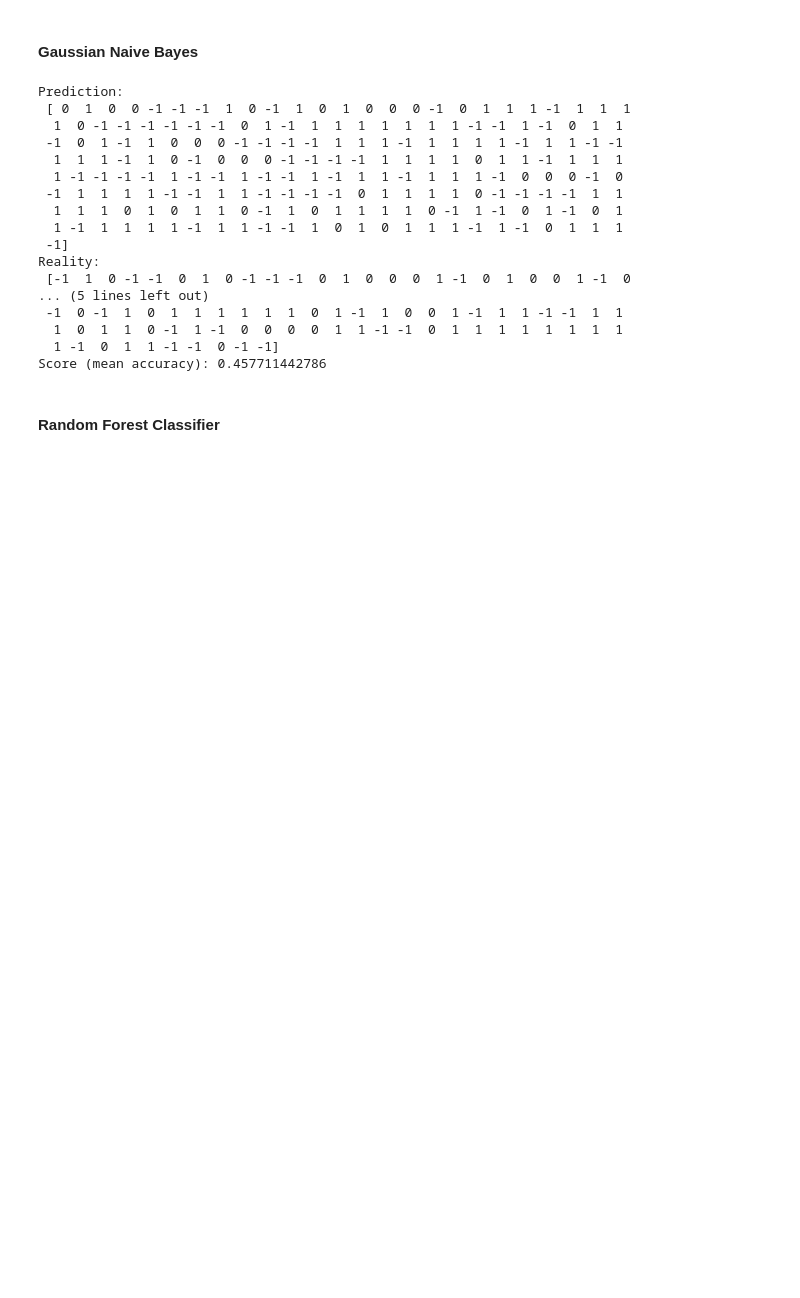
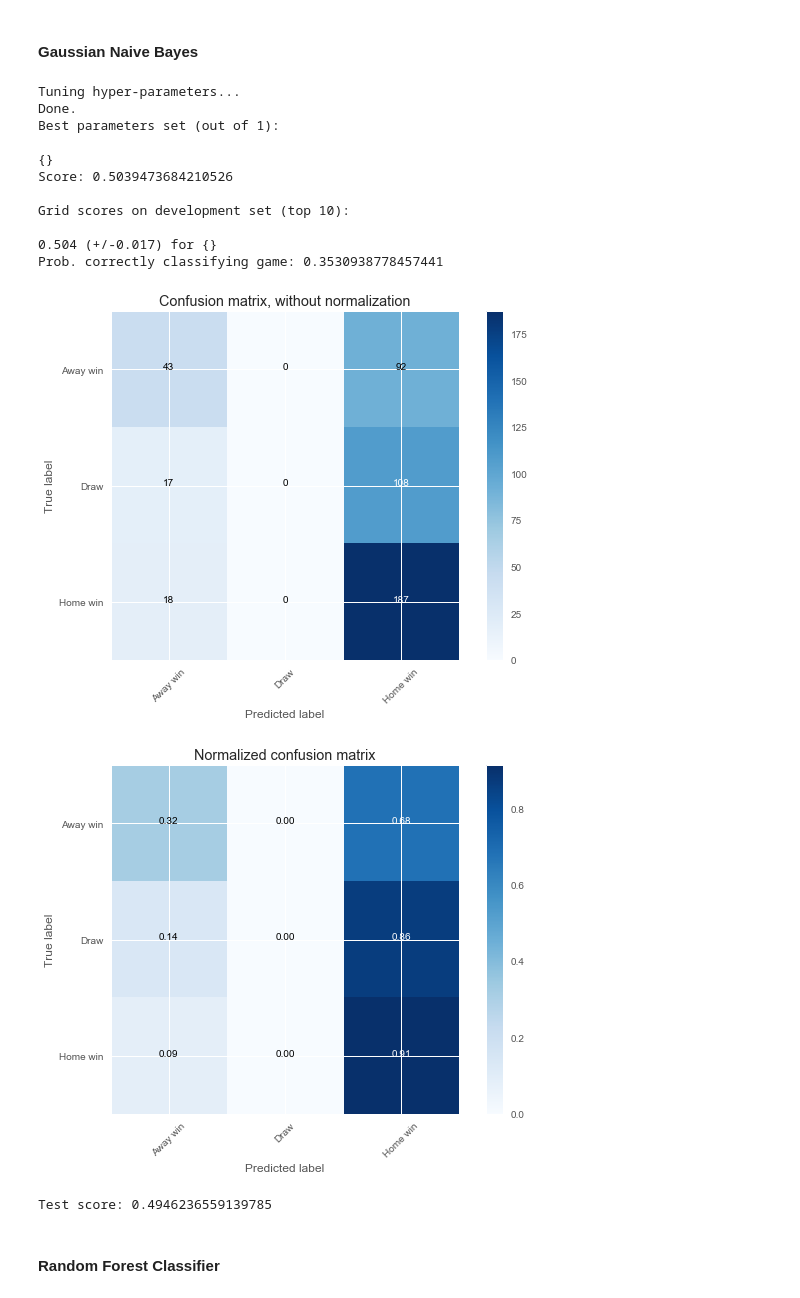
Before and after one commit to ValentinMoullet/SportsGameSimulator, a Jupyter notebook: latent_variables_playground.ipynb, the cells around one changed output. Drawn from its saved outputs; the diff is of its cells as text; code cells hidden in the pictures; blank space fills up the shorter version.

```diff
--- a/latent_variables_playground.ipynb
+++ b/latent_variables_playground.ipynb
@@ -317,0 +190,5 @@ if replace_zeros_by_mean:
+# %%
+# For test
+games_latent_test_df = create_latent_df(game_info_test_df, W, H, home_teams, away_teams)
+data_test, target_test = get_data_and_target(games_latent_test_df, data_labels, target_label)
+games_latent_test_df.head()
@@ -459,31 +331,35 @@ Score (mean accuracy): 0.422885572139
 # %% [markdown]
 #### Gaussian Naive Bayes
-# %%
-from sklearn.naive_bayes import GaussianNB
-
-model = GaussianNB()
-model.fit(X=X_train, y=y_train)
-score = model.score(X=X_validation, y=y_validation)
-print("Prediction:\n", model.predict(X=X_validation))
-print("Reality:\n", games_latent_df[:test_set_size][['y']].values.ravel())
-print("Score (mean accuracy):", score)
-# %% [output]
-Prediction:
- [ 0  1  0  0 -1 -1 -1  1  0 -1  1  0  1  0  0  0 -1  0  1  1  1 -1  1  1  1
-  1  0 -1 -1 -1 -1 -1 -1  0  1 -1  1  1  1  1  1  1  1 -1 -1  1 -1  0  1  1
- -1  0  1 -1  1  0  0  0 -1 -1 -1 -1  1  1  1 -1  1  1  1  1 -1  1  1 -1 -1
-  1  1  1 -1  1  0 -1  0  0  0 -1 -1 -1 -1  1  1  1  1  0  1  1 -1  1  1  1
-  1 -1 -1 -1 -1  1 -1 -1  1 -1 -1  1 -1  1  1 -1  1  1  1 -1  0  0  0 -1  0
- -1  1  1  1  1 -1 -1  1  1 -1 -1 -1 -1  0  1  1  1  1  0 -1 -1 -1 -1  1  1
-  1  1  1  0  1  0  1  1  0 -1  1  0  1  1  1  1  0 -1  1 -1  0  1 -1  0  1
-  1 -1  1  1  1  1 -1  1  1 -1 -1  1  0  1  0  1  1  1 -1  1 -1  0  1  1  1
- -1]
-Reality:
- [-1  1  0 -1 -1  0  1  0 -1 -1 -1  0  1  0  0  0  1 -1  0  1  0  0  1 -1  0
-... (5 lines left out)
- -1  0 -1  1  0  1  1  1  1  1  1  0  1 -1  1  0  0  1 -1  1  1 -1 -1  1  1
-  1  0  1  1  0 -1  1 -1  0  0  0  0  1  1 -1 -1  0  1  1  1  1  1  1  1  1
-  1 -1  0  1  1 -1 -1  0 -1 -1]
-Score (mean accuracy): 0.457711442786
+# %%
+from sklearn.naive_bayes import GaussianNB
+
+parameters = {}
+
+gnb = GaussianNB()
+model = grid_search_CV_report(gnb, data, target, parameters)
+
+y_pred_proba = model.predict_proba(data_test)
+y_pred = model.predict(data_test)
+y_true = target_test
+print("Prob. correctly classifying game:", log_loss_proba(y_true, y_pred_proba, labels=[-1, 0, 1]))
+
+plot_confusion_matrices(y_true, y_pred)
+
+print("\nTest score:", model.score(data_test, target_test))
+# %% [output]
+Tuning hyper-parameters...
+Done.
+Best parameters set (out of 1):
+
+{}
+Score: 0.5039473684210526
+
+Grid scores on development set (top 10):
+
+0.504 (+/-0.017) for {}
+Prob. correctly classifying game: 0.3530938778457441
+[figure, added]
+[figure, added]
+Test score: 0.4946236559139785
 # %% [markdown]
 #### Random Forest Classifier
```
Also changed, not shown: parts of 62 cells of this notebook, 15 other files.
